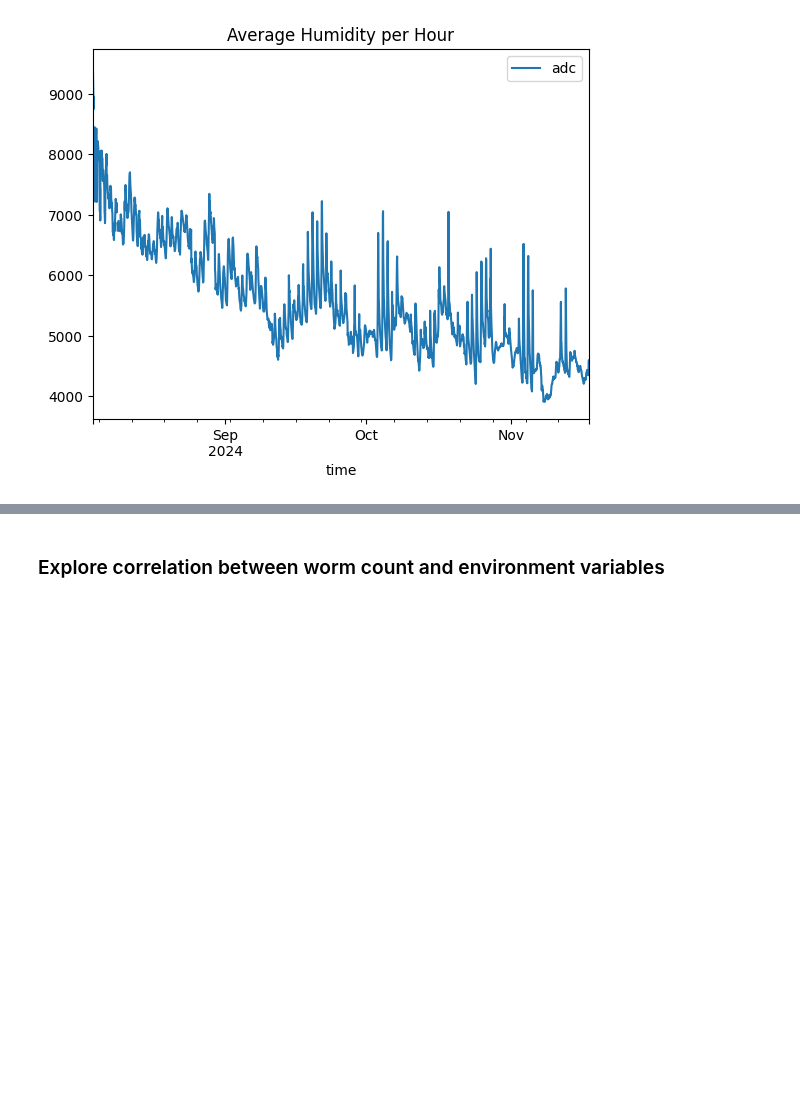
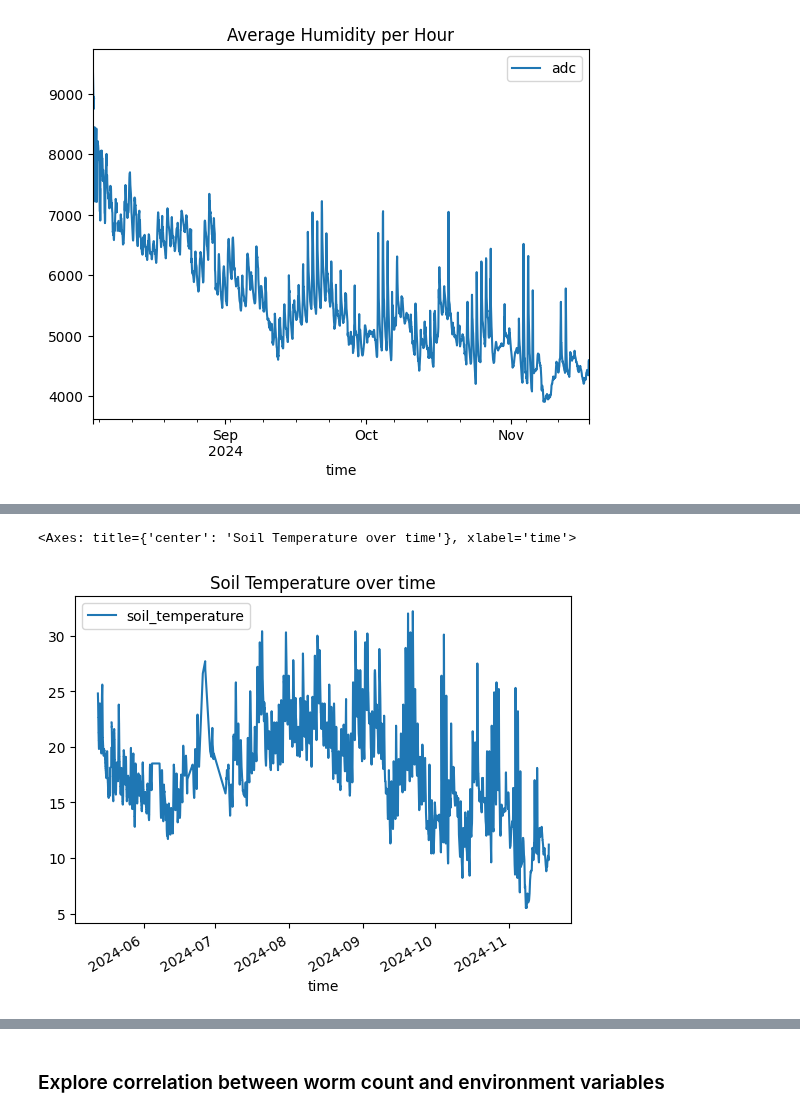
Before and after one commit to wiggle-bin/wiggle-notes, a Jupyter notebook: worms_actvitiy/DataActivityCorrelationUsingUpdatedModel.ipynb, the cells around one changed output, grey strips where cells are left out. Saved outputs shown, nothing was run; the diff lists cells and outputs as text; code cells hidden in the pictures; blank space fills up the shorter version.

```diff
--- a/worms_actvitiy/DataActivityCorrelationUsingUpdatedModel.ipynb
+++ b/worms_actvitiy/DataActivityCorrelationUsingUpdatedModel.ipynb
@@ -255,0 +277,5 @@ plt.show()
+# %%
+soilTemperature.plot(x='time', y='soil_temperature', title='Soil Temperature over time')
+# %% [output]
+<Axes: title={'center': 'Soil Temperature over time'}, xlabel='time'>
+[figure, added]
```
Also changed, not shown: parts of 5 cells of this notebook, 1 other file.
